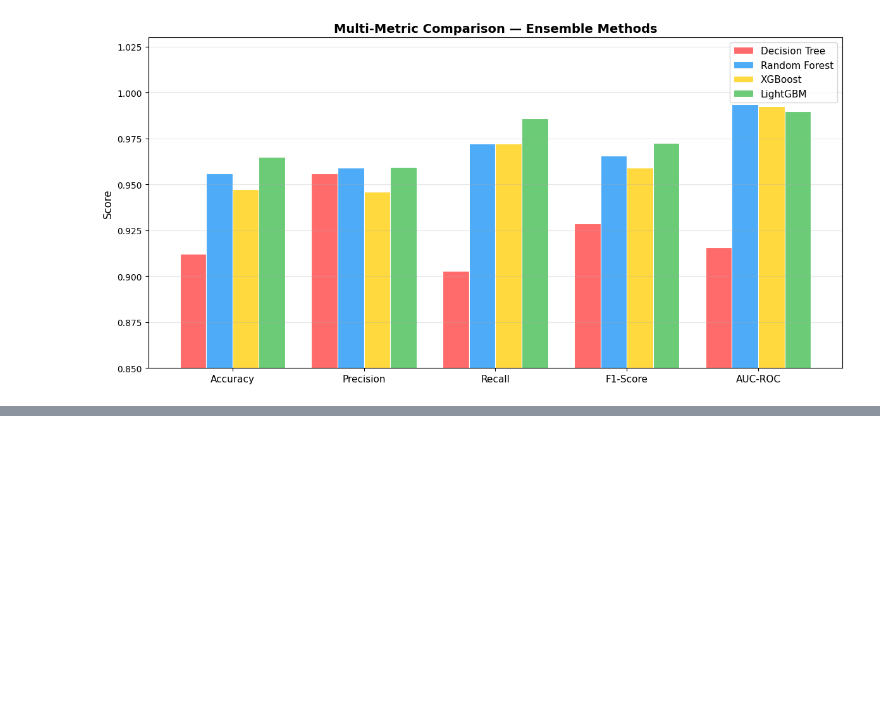
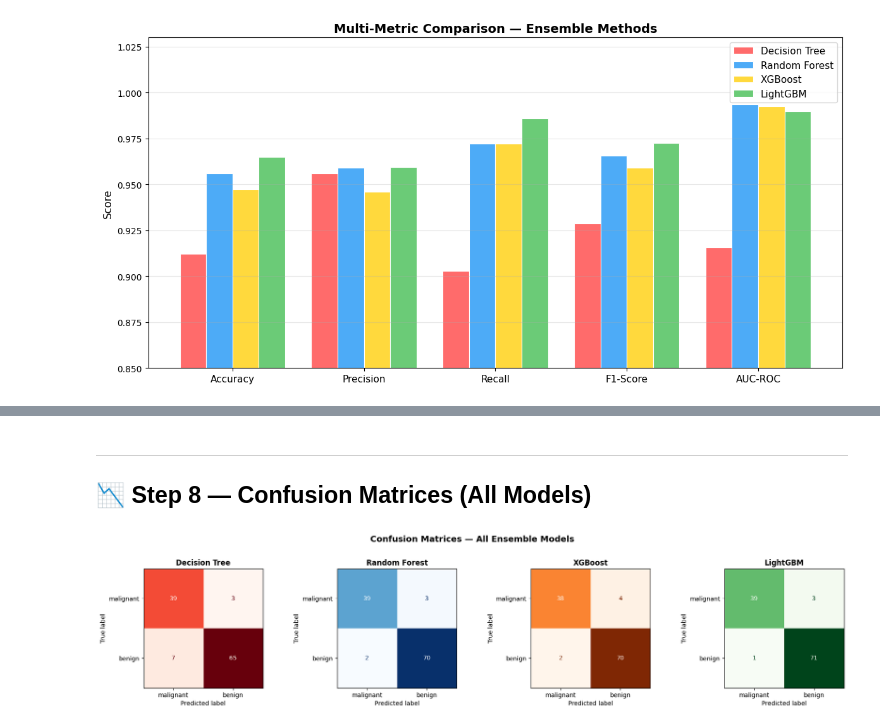
Before and after one commit to abdullah123-collab/Machine_Learning-, a Jupyter notebook: Basics/Ensemble_Methods/Comparison.ipynb, the cells around one changed output, grey strips where cells are left out. Drawn from its saved outputs; the diff is of its cells as text; code cells hidden in the pictures; blank space fills up the shorter version.

```diff
--- a/Basics/Ensemble_Methods/Comparison.ipynb
+++ b/Basics/Ensemble_Methods/Comparison.ipynb
@@ -225,0 +245,21 @@ plt.show()
+# %% [markdown]
+---
+## 📉 Step 8 — Confusion Matrices (All Models)
+# %%
+cmaps = ['Reds', 'Blues', 'Oranges', 'Greens']
+
+fig, axes = plt.subplots(1, 4, figsize=(18, 4))
+
+for ax, (name, model), cmap in zip(axes, models.items(), cmaps):
+    ConfusionMatrixDisplay.from_estimator(
+        model, X_test, y_test,
+        display_labels=data.target_names,
+        cmap=cmap, ax=ax, colorbar=False
+    )
+    ax.set_title(name, fontsize=12, fontweight='bold')
+
+plt.suptitle('Confusion Matrices — All Ensemble Models', fontsize=14, fontweight='bold', y=1.02)
+plt.tight_layout()
+plt.show()
+# %% [output]
+[figure, added]
```
Also changed, not shown: parts of 2 cells of this notebook.
